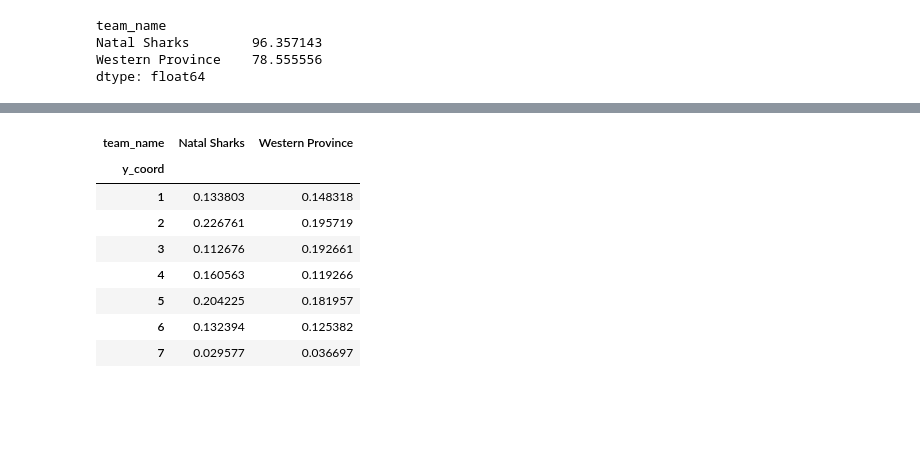
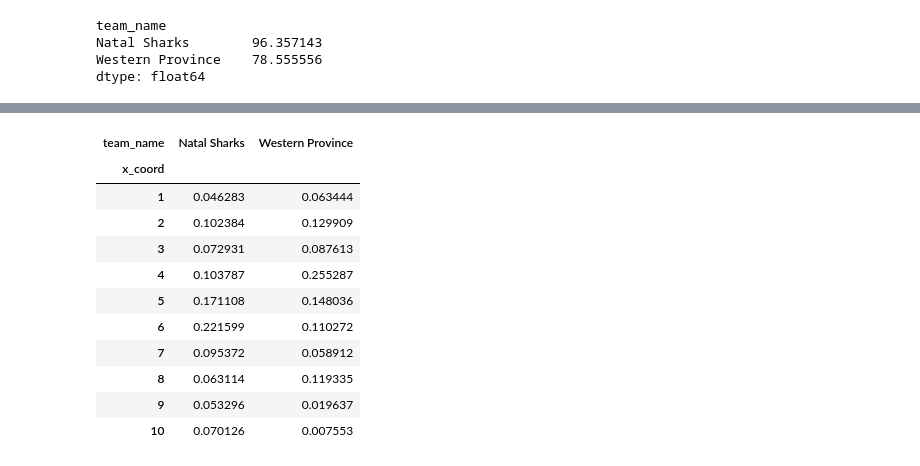
Before and after one commit to jlondal/pyrugga, a Jupyter notebook: jupyter/tuts/Getting Started.ipynb, the cells around one changed output, grey strips where cells are left out. Drawn from its saved outputs; the diff is of its cells as text; code cells hidden in the pictures; blank space fills up the shorter version.

```diff
--- a/jupyter/tuts/Getting Started.ipynb
+++ b/jupyter/tuts/Getting Started.ipynb
@@ -157,12 +163,16 @@ TypeError: _Zones() takes 1 positional argument but 2 were given
-# %%
-get_TerritoryY(df,perc=True)
-# %% [output]
-| team_name | Natal Sharks | Western Province |
-| y_coord |  |  |
-| 1 | 0.133803 | 0.148318 |
-| 2 | 0.226761 | 0.195719 |
-| 3 | 0.112676 | 0.192661 |
-| 4 | 0.160563 | 0.119266 |
-| 5 | 0.204225 | 0.181957 |
-| 6 | 0.132394 | 0.125382 |
-| 7 | 0.029577 | 0.036697 |
+# %%
+# Territory in the length of the pitch
+df.getTerritoryX(perc=True)
+# %% [output]
+| team_name | Natal Sharks | Western Province |
+| x_coord |  |  |
+| 1 | 0.046283 | 0.063444 |
+| 2 | 0.102384 | 0.129909 |
+| 3 | 0.072931 | 0.087613 |
+| 4 | 0.103787 | 0.255287 |
+| 5 | 0.171108 | 0.148036 |
+| 6 | 0.221599 | 0.110272 |
+| 7 | 0.095372 | 0.058912 |
+| 8 | 0.063114 | 0.119335 |
+| 9 | 0.053296 | 0.019637 |
+| 10 | 0.070126 | 0.007553 |
```
Also changed, not shown: parts of 7 cells of this notebook, 2 other files.
